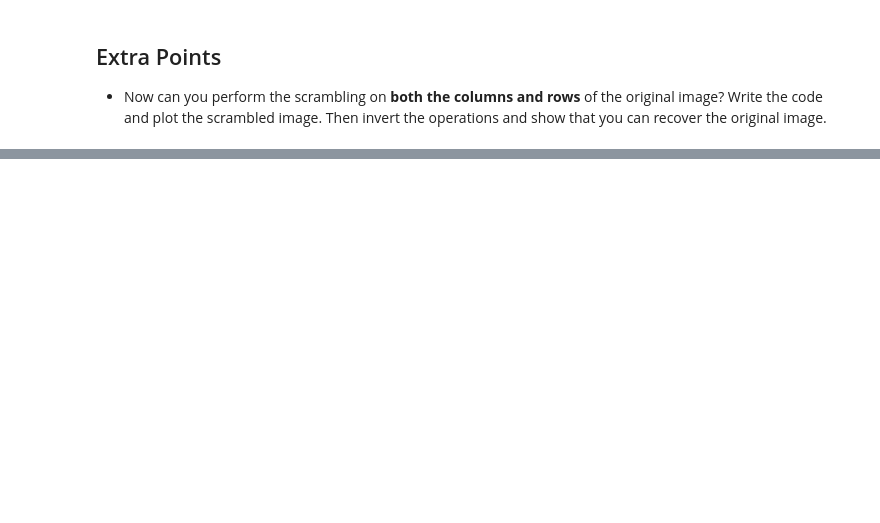
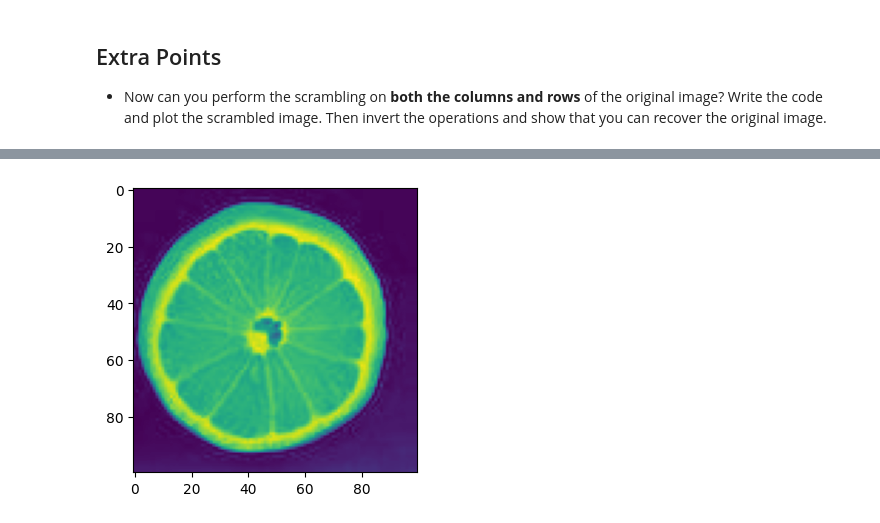
Before and after one commit to Toshou/Fall-23-APML-Public, a Jupyter notebook: Assignements/HW1/HW1.ipynb, the cells around one changed output, grey strips where cells are left out. Cells and saved outputs as stored; diff of their text form; code cells hidden in the pictures; blank space fills up the shorter version.

```diff
--- a/Assignements/HW1/HW1.ipynb
+++ b/Assignements/HW1/HW1.ipynb
@@ -183,0 +247,14 @@ plt.imshow(transformed_image)
+# %%
+Tinv_col = np.linalg.inv(T_col)
+Tinv_row = np.linalg.inv(T_row)
+
+original_image = np.dot(Tinv_row , scrambled_image )
+original_image = np.dot(original_image , Tinv_col)
+
+plt.subplot(1, 2, 2)
+plt.imshow(original_image)
+
+plt.tight_layout()
+plt.show()
+# %% [output]
+[figure, added]
```
Also changed, not shown: parts of 14 cells of this notebook.
